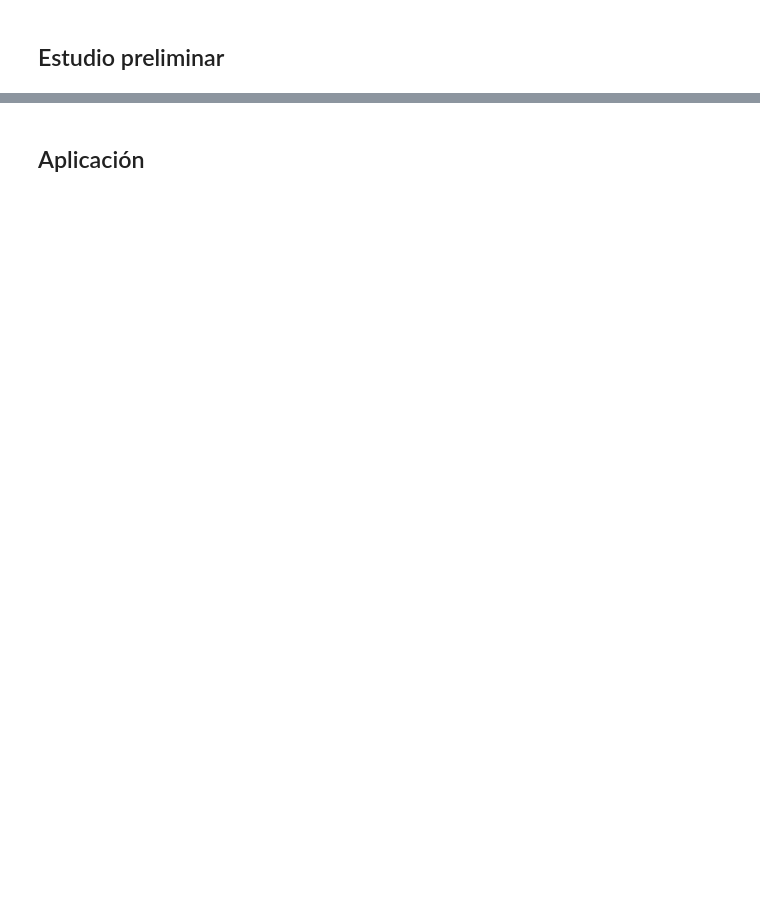
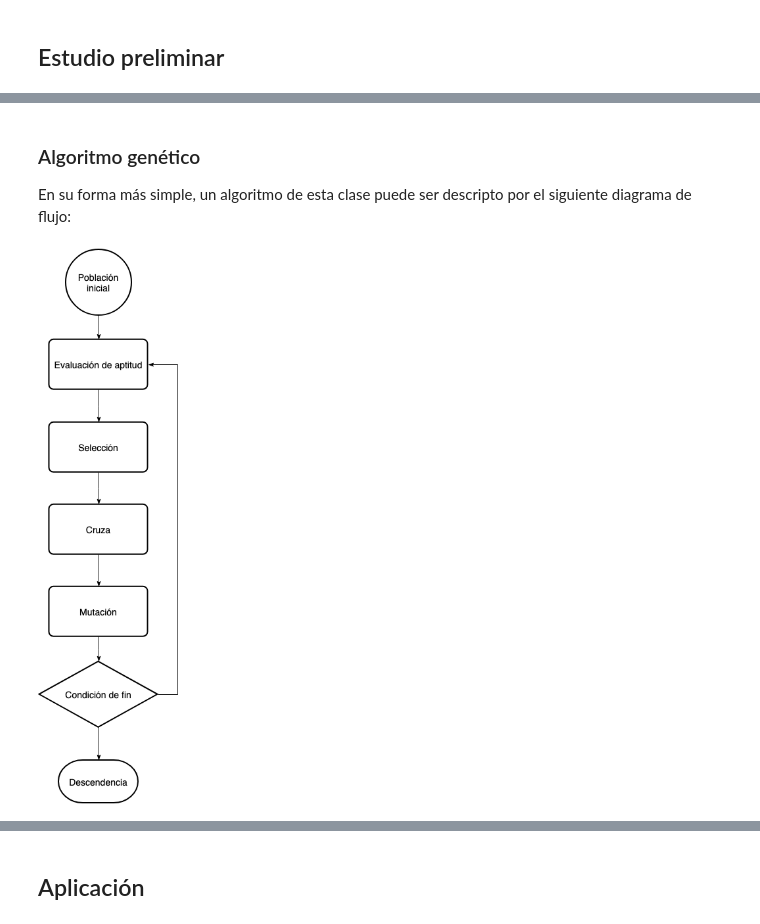
Before and after one commit to hidmic/fwliir, a Jupyter notebook: fwliir.ipynb, the cells around one changed output, grey strips where cells are left out. Drawn from its saved outputs; the diff is of its cells as text; code cells hidden in the pictures; blank space fills up the shorter version.

Commit message:
Preliminares y descripción de algoritmo.
Signed-off-by: Michel Hidalgo <hid.michel@gmail.com>

```diff
--- a/fwliir.ipynb
+++ b/fwliir.ipynb
@@ -49,0 +71,9 @@ asdasdad
+# %% [markdown]
+### Algoritmo genético
+
+En su forma más simple, un algoritmo de esta clase puede ser descripto por el siguiente diagrama de flujo:
+# %%
+from IPython.display import Image
+Image('diagrams/GA.png')
+# %% [output]
+[figure, added]
```
Also changed, not shown: parts of 22 cells of this notebook, 1 other file.
